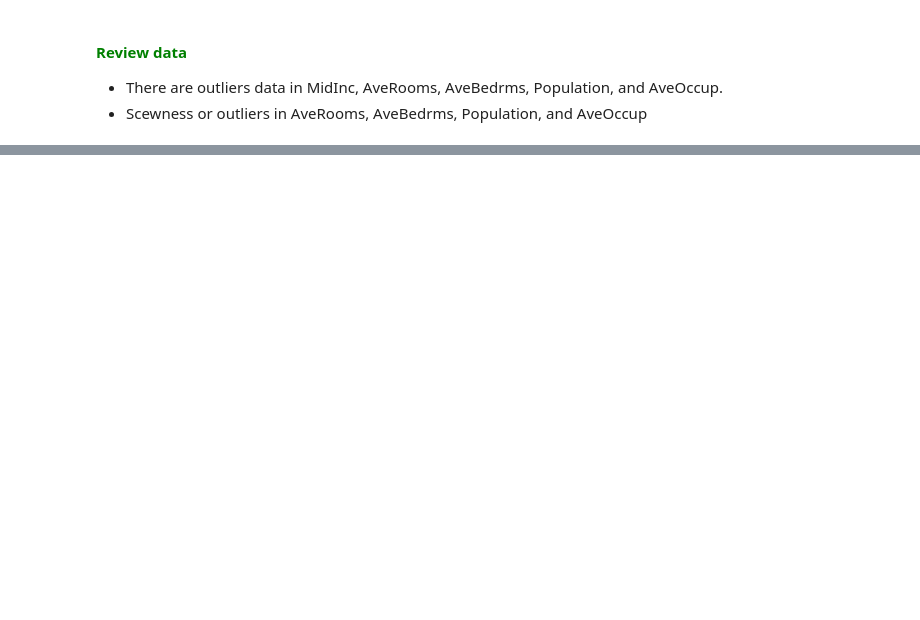
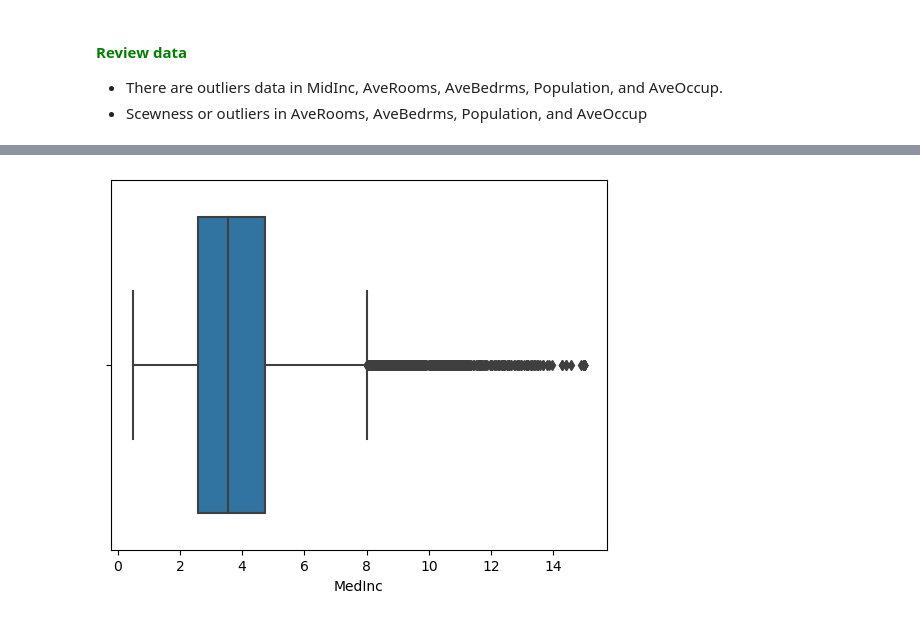
Before and after one commit to pNatTueku/codingProjectwithPython, a Jupyter notebook: project_03_california_housing.ipynb, the cells around one changed output, grey strips where cells are left out. Saved outputs shown, nothing was run; the diff lists cells and outputs as text; code cells hidden in the pictures; blank space fills up the shorter version.

```diff
--- a/project_03_california_housing.ipynb
+++ b/project_03_california_housing.ipynb
@@ -129,0 +179,4 @@ sns.jointplot(data = data, x = 'AveOccup', y = 'target');
+# %%
+sns.boxplot(data = data, x = data['MedInc']);
+# %% [output]
+[figure, added]
```
Also changed, not shown: parts of 30 cells of this notebook.
